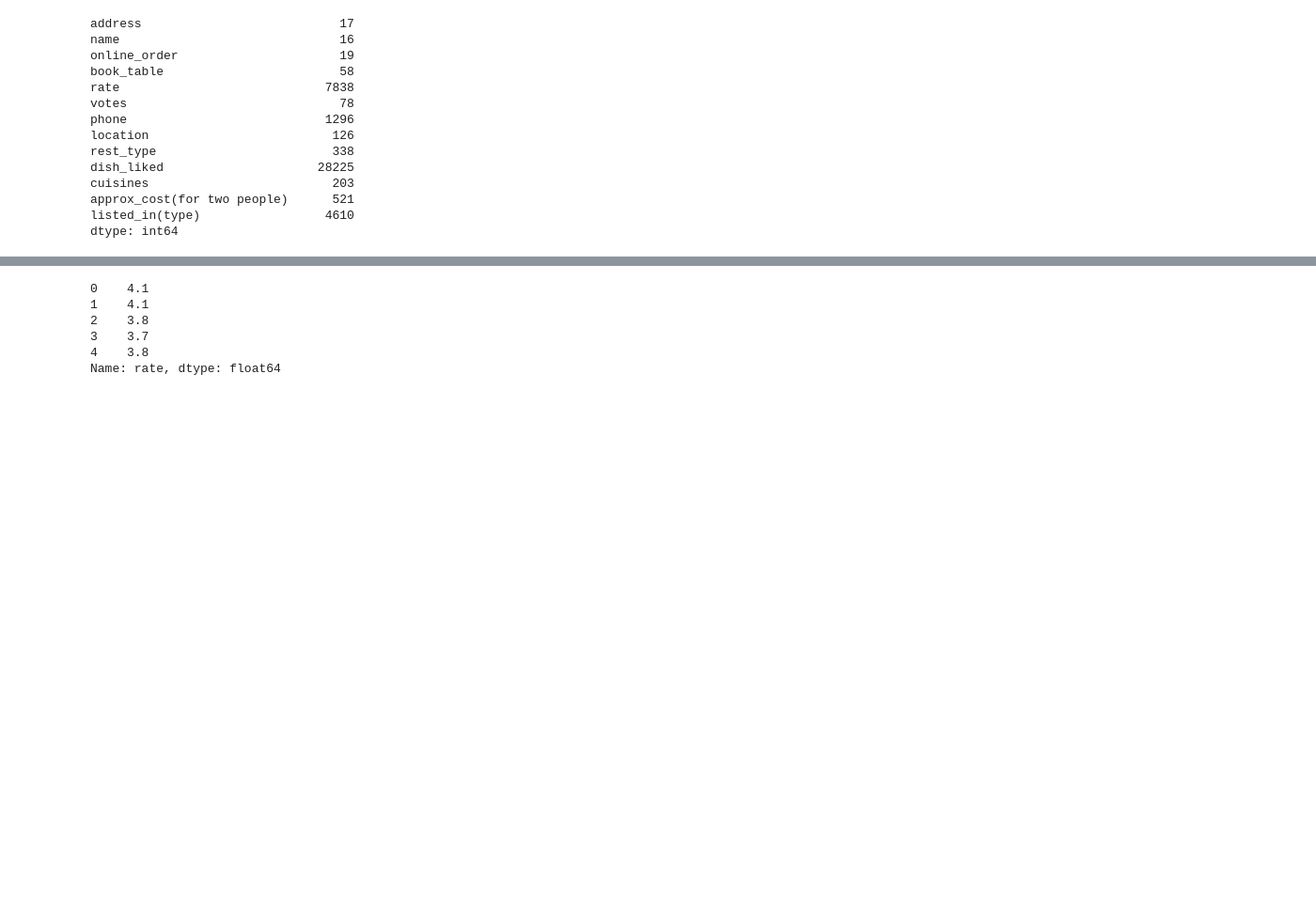
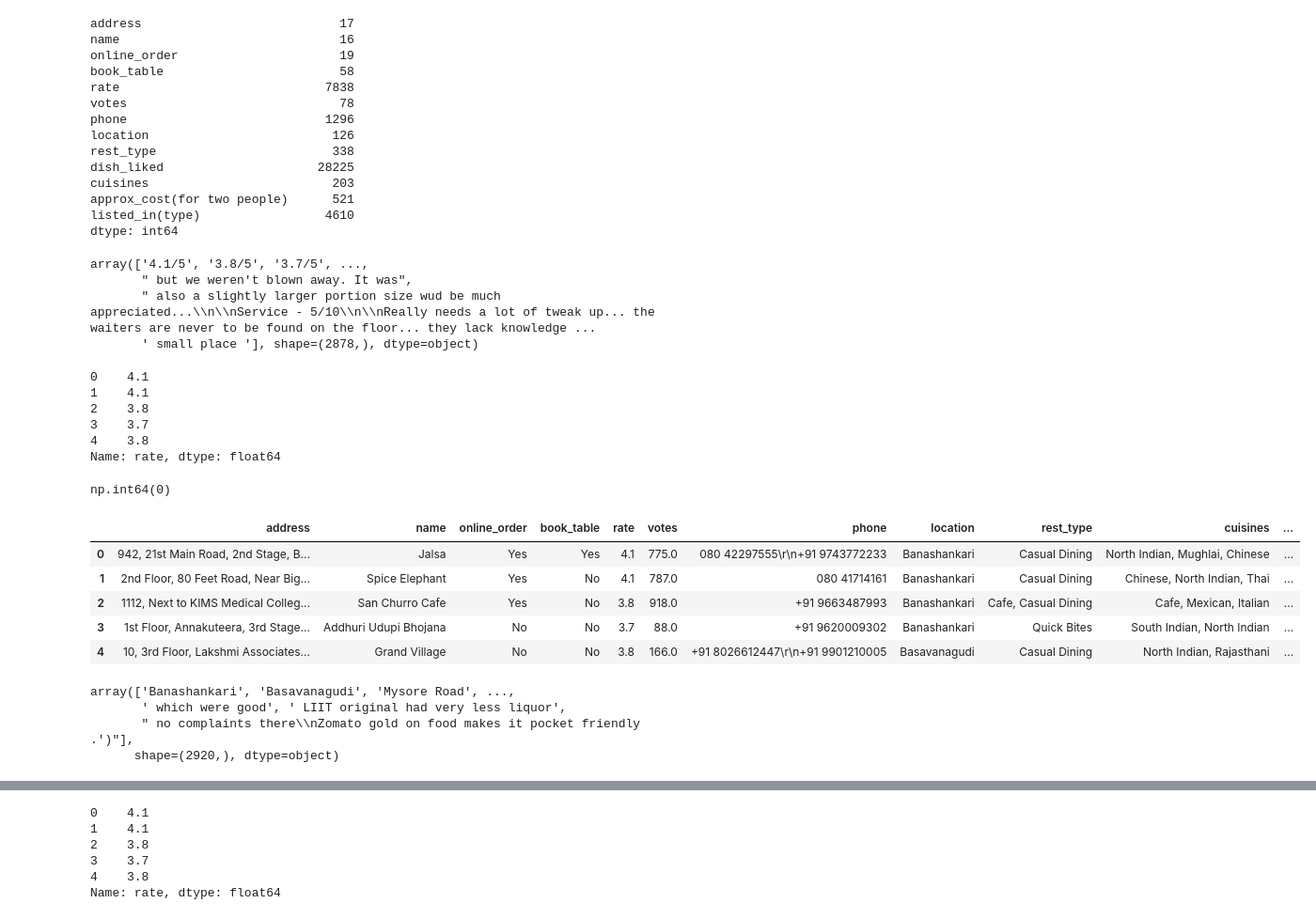
Before and after one commit to sumitdas9706563464-ux/zomato-data-analysis, a Jupyter notebook: data_expoloration.ipynb, the cells around one changed output, grey strips where cells are left out. Shown at 94% size. Cells and saved outputs as stored; diff of their text form; code cells hidden in the pictures; blank space fills up the shorter version.

```diff
--- a/data_expoloration.ipynb
+++ b/data_expoloration.ipynb
@@ -78,3 +78,50 @@ cuisines                         203
 approx_cost(for two people)      521
 listed_in(type)                 4610
 dtype: int64
+# %%
+df['rate'].unique()
+# %% [output]
+array(['4.1/5', '3.8/5', '3.7/5', ...,
+       " but we weren't blown away. It was",
+       " also a slightly larger portion size wud be much appreciated...\\n\\nService - 5/10\\n\\nReally needs a lot of tweak up... the waiters are never to be found on the floor... they lack knowledge ...
+       ' small place '], shape=(2878,), dtype=object)
+# %%
+def handlerate(value):
+    if(value=='NEW' or value=='-'):
+        return np.nan
+    else:
+        value = str(value).split('/')
+        value = value[0]
+        return float(value)
+
+df['rate'] = df['rate'].apply(handlerate)
+df['rate'].head()
+# %% [output]
+0    4.1
+1    4.1
+2    3.8
+3    3.7
+4    3.8
+Name: rate, dtype: float64
+# %%
+df['rate'].fillna(df['rate'].mean(), )
+df['rate'].isnull().sum()
+# %% [output]
+np.int64(0)
+# %%
+df.rename(columns = {'approx_cost(for two people)':'Cost2plates', 'listed_in(type)':'Type'}, inplace = True)
+df.head()
+# %% [output]
+|  | address | name | online_order | book_table | rate | votes | phone | location | rest_type | cuisines | ... |
+| 0 | 942, 21st Main Road, 2nd Stage, B... | Jalsa | Yes | Yes | 4.1 | 775.0 | 080 42297555\r\n+91 9743772233 | Banashankari | Casual Dining | North Indian, Mughlai, Chinese | ... |
+| 1 | 2nd Floor, 80 Feet Road, Near Big... | Spice Elephant | Yes | No | 4.1 | 787.0 | 080 41714161 | Banashankari | Casual Dining | Chinese, North Indian, Thai | ... |
+| 2 | 1112, Next to KIMS Medical Colleg... | San Churro Cafe | Yes | No | 3.8 | 918.0 | +91 9663487993 | Banashankari | Cafe, Casual Dining | Cafe, Mexican, Italian | ... |
+| 3 | 1st Floor, Annakuteera, 3rd Stage... | Addhuri Udupi Bhojana | No | No | 3.7 | 88.0 | +91 9620009302 | Banashankari | Quick Bites | South Indian, North Indian | ... |
+| 4 | 10, 3rd Floor, Lakshmi Associates... | Grand Village | No | No | 3.8 | 166.0 | +91 8026612447\r\n+91 9901210005 | Basavanagudi | Casual Dining | North Indian, Rajasthani | ... |
+# %%
+df['location'].unique()
+# %% [output]
+array(['Banashankari', 'Basavanagudi', 'Mysore Road', ...,
+       ' which were good', ' LIIT original had very less liquor',
+       " no complaints there\\nZomato gold on food makes it pocket friendly .')"],
+      shape=(2920,), dtype=object)
```
Also changed, not shown: parts of 9 cells of this notebook.
